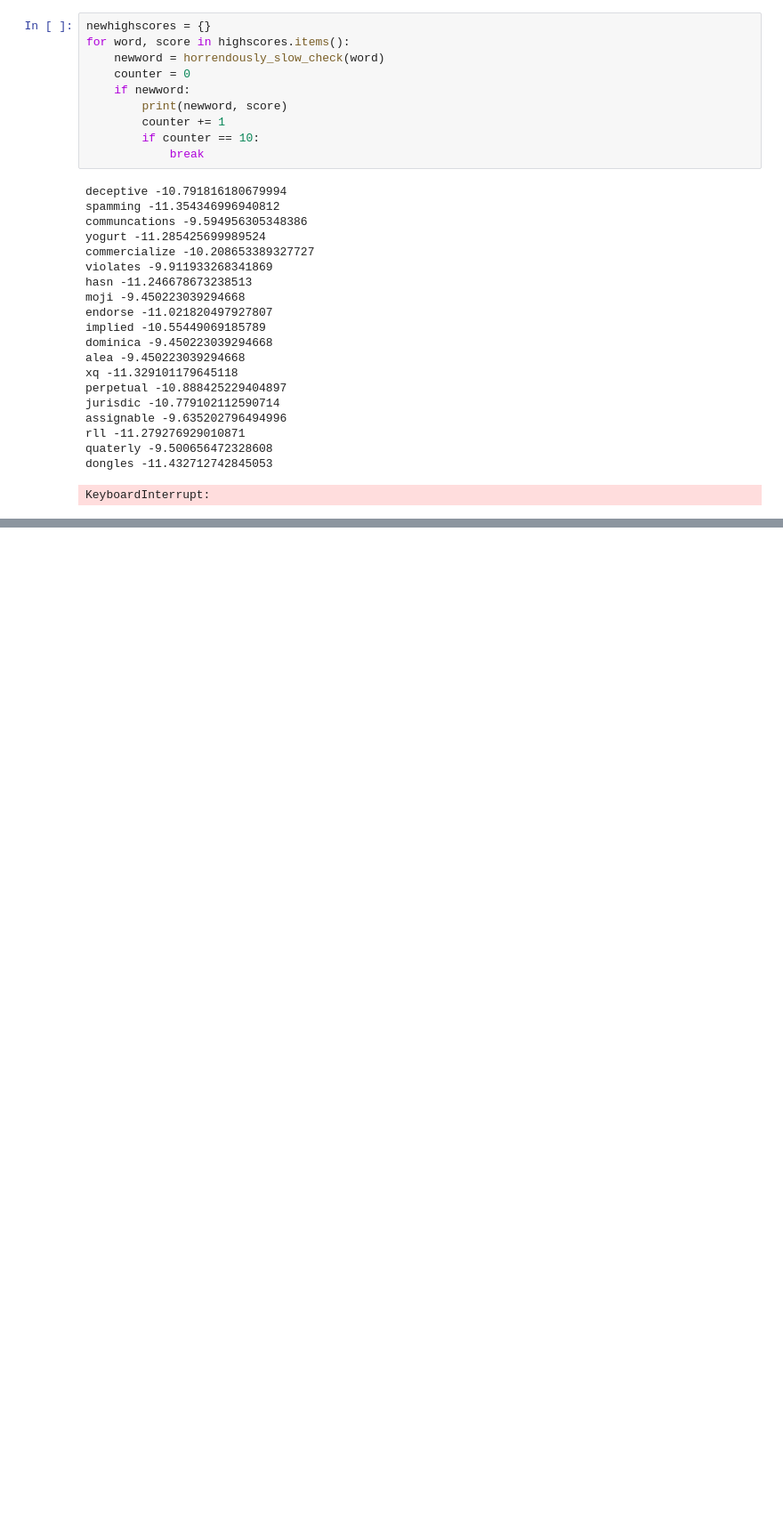
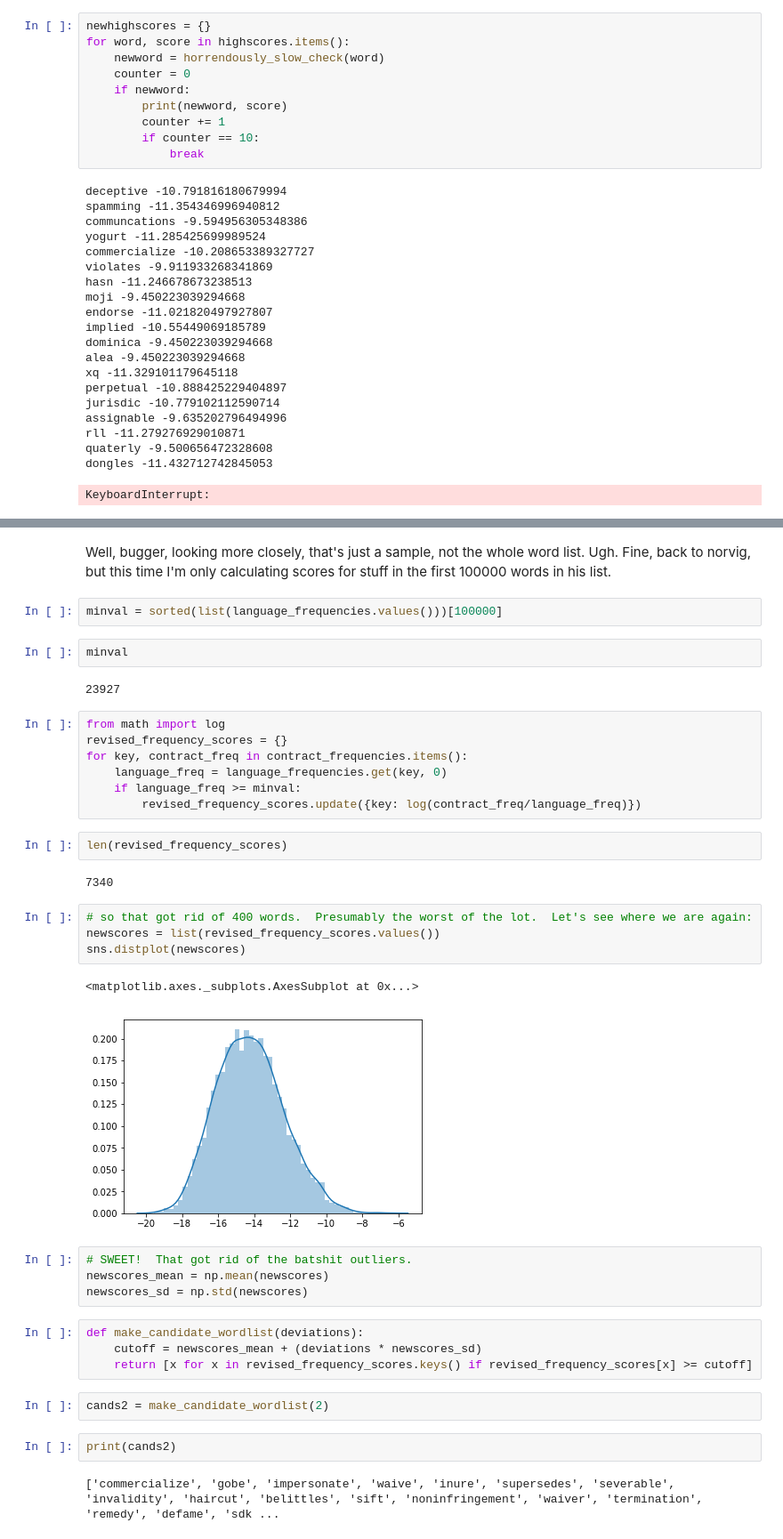
Before and after one commit to paultopia/kexplore, a Jupyter notebook: initial-explore.ipynb, the cells around one changed output, grey strips where cells are left out. Shown at 89% size. Drawn from its saved outputs; the diff is of its cells as text; blank space fills up the shorter version.

Commit message:
stopping for now, got some words.

```diff
--- a/initial-explore.ipynb
+++ b/initial-explore.ipynb
@@ -550,0 +564,41 @@ Time to re-score the word scores.
+# %% [markdown]
+Well, bugger, looking more closely, that's just a sample, not the whole word list.  Ugh.
+Fine, back to norvig, but this time I'm only calculating scores for stuff in the first 100000 words in his list.
+# %%
+minval = sorted(list(language_frequencies.values()))[100000]
+# %%
+minval
+# %% [output]
+23927
+# %%
+from math import log
+revised_frequency_scores = {}
+for key, contract_freq in contract_frequencies.items():
+    language_freq = language_frequencies.get(key, 0)
+    if language_freq >= minval:
+        revised_frequency_scores.update({key: log(contract_freq/language_freq)})
+# %%
+len(revised_frequency_scores)
+# %% [output]
+7340
+# %%
+# so that got rid of 400 words.  Presumably the worst of the lot.  Let's see where we are again:
+newscores = list(revised_frequency_scores.values())
+sns.distplot(newscores)
+# %% [output]
+<matplotlib.axes._subplots.AxesSubplot at 0x...>
+[figure, added]
+# %%
+# SWEET!  That got rid of the batshit outliers.
+newscores_mean = np.mean(newscores)
+newscores_sd = np.std(newscores)
+# %%
+def make_candidate_wordlist(deviations):
+    cutoff = newscores_mean + (deviations * newscores_sd)
+    return [x for x in revised_frequency_scores.keys() if revised_frequency_scores[x] >= cutoff]
+# %%
+cands2 = make_candidate_wordlist(2)
+# %%
+print(cands2)
+# %% [output]
+['commercialize', 'gobe', 'impersonate', 'waive', 'inure', 'supersedes', 'severable', 'invalidity', 'haircut', 'belittles', 'sift', 'noninfringement', 'waiver', 'termination', 'remedy', 'defame', 'sdk ...
```
Also changed, not shown: parts of 11 cells of this notebook, 2 other files.
